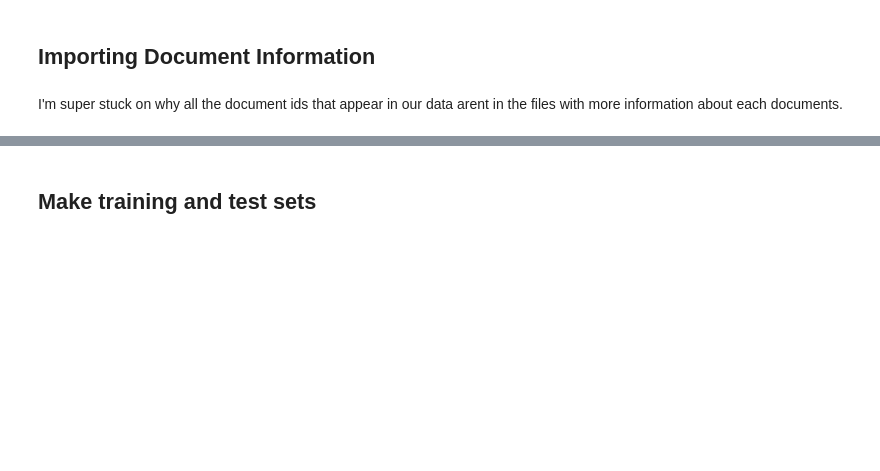
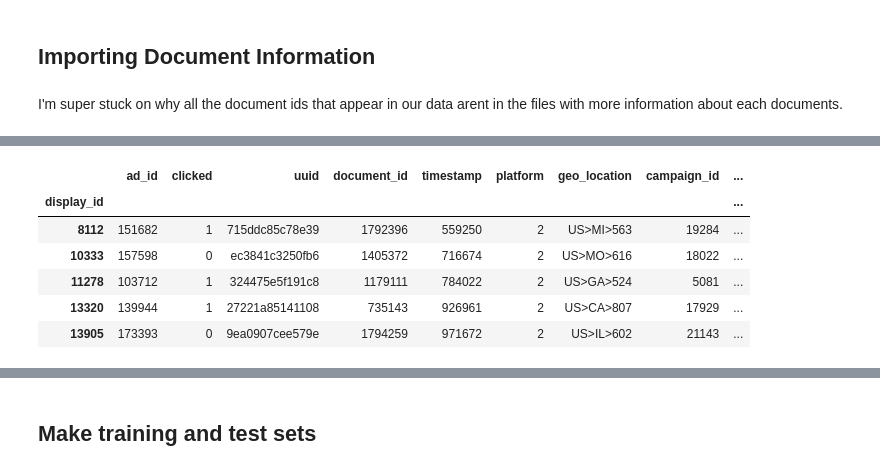
Before and after one commit to sarahkelley/w207_final_project_Cluster-F, a Jupyter notebook: Data wrangling.ipynb, the cells around one changed output, grey strips where cells are left out. Saved outputs shown, nothing was run; the diff lists cells and outputs as text; code cells hidden in the pictures; blank space fills up the shorter version.

```diff
--- a/Data wrangling.ipynb
+++ b/Data wrangling.ipynb
@@ -193,10 +204,14 @@ data["geo_location"] = data["geo_location"].apply(str)
 # %%
 data["country"] = [x[:2] for x in data["geo_location"]]
 data["state"] = [x[3:5] for x in data["geo_location"]]
 data["loc_num"]= [x[6:] for x in data["geo_location"]]
 data["loc_num"] = data["loc_num"].map(str)
-list_to_binarize = ["advertiser_id", "campaign_id", "platform", "country","state"]
-for i in list_to_binarize:
-    temp = pd.get_dummies(data[i], prefix = i)
-    data = data.join(temp)
 data.head()
+# %% [output]
+|  | ad_id | clicked | uuid | document_id | timestamp | platform | geo_location | campaign_id | ... |
+| display_id |  |  |  |  |  |  |  |  | ... |
+| 8112 | 151682 | 1 | 715ddc85c78e39 | 1792396 | 559250 | 2 | US>MI>563 | 19284 | ... |
+| 10333 | 157598 | 0 | ec3841c3250fb6 | 1405372 | 716674 | 2 | US>MO>616 | 18022 | ... |
+| 11278 | 103712 | 1 | 324475e5f191c8 | 1179111 | 784022 | 2 | US>GA>524 | 5081 | ... |
+| 13320 | 139944 | 1 | 27221a85141108 | 735143 | 926961 | 2 | US>CA>807 | 17929 | ... |
+| 13905 | 173393 | 0 | 9ea0907cee579e | 1794259 | 971672 | 2 | US>IL>602 | 21143 | ... |
```
Also changed, not shown: parts of 29 cells of this notebook, 1 other file.
